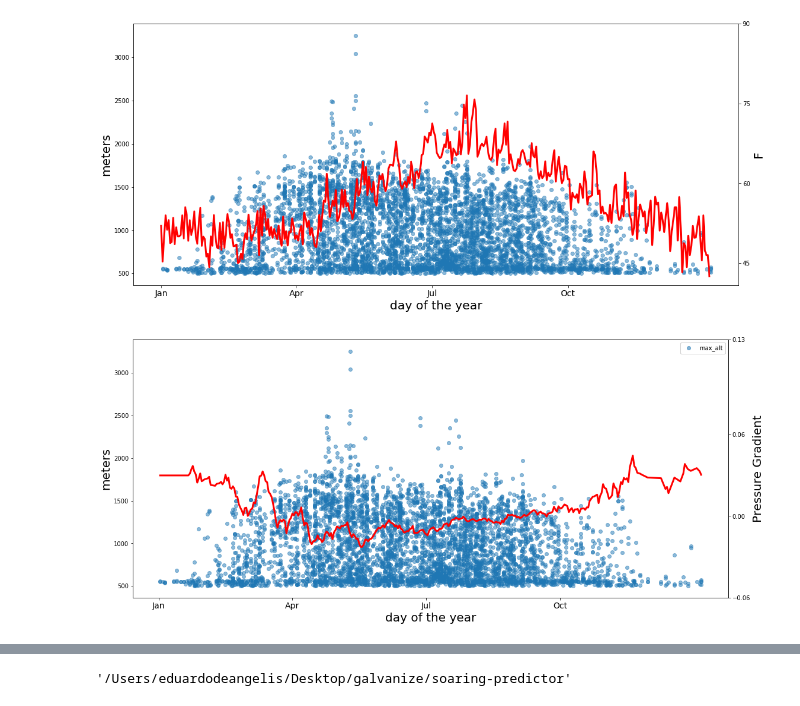
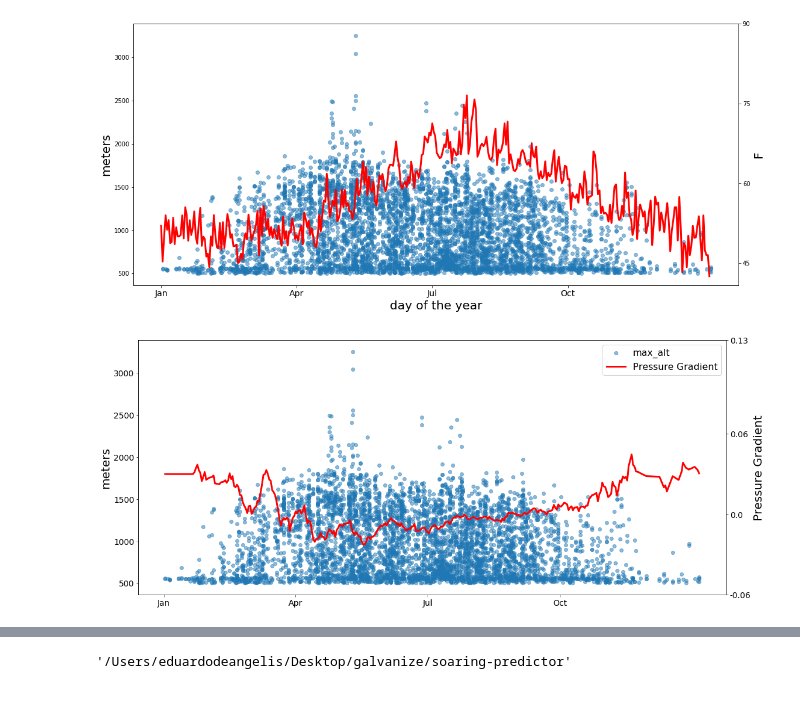
Before and after one commit to eddietheangel/soaring_predictor, a Jupyter notebook: notebooks/Model_fit.ipynb, the cells around one changed output, grey strips where cells are left out. Saved outputs shown, nothing was run; the diff lists cells and outputs as text; code cells hidden in the pictures.

Commit message:
updating website and graphs

```diff
--- a/notebooks/Model_fit.ipynb
+++ b/notebooks/Model_fit.ipynb
@@ -485,28 +499,34 @@ plt.savefig('flight_temp.png')
 # %%
 dates = matplotlib.dates.date2num(data['date'])
 fig,ax = plt.subplots(figsize = (18,8))
 ax.scatter(data['doy_x'], data['max_alt'], alpha = 0.5,)
 
 # ax2.plot(GP.index,GP['psgr_16'],color= 'r')
 ax2 = ax.twinx()
-ax2.plot(GP.index,moving_average(GP['psgr_16'].as_matrix(),n=10),color= 'r',linewidth=3)
+ax2.plot(GP.index,moving_average(GP['psgr_16'].as_matrix(),n=10),color= 'r',linewidth=3, label = 'Pressure Gradient')
 ax.set_ylabel('meters', fontsize=20)
-ax.set_xlabel('day of the year', fontsize=20)
+# ax.set_xlabel('day of the year', fontsize=20)
 ax.set_xticks([0,90,180,270]) # choose which x locations to have ticks
 ax.set_xticklabels(['Jan','Apr',"Jul",'Oct'], fontsize=14)
+ax.set_yticklabels([0,500,1000,1500,2000,2500,3000], fontsize=14)
 ax2.set_yticks([-0.06,0,0.06,0.13]) # choose which x locations to have ticks
+ax2.set_yticklabels([-0.06,0.00,0.06,0.13], fontsize=14)
 # ax.set_xticklabels(['Jan','Apr',"Jul",'Oct'], fontsize=14)
 ax2.set_ylabel('Pressure Gradient', fontsize=20)
 ax2.tick_params('y')
-handles, labels = ax.get_legend_handles_labels()
-ax.legend(handles, labels)
-handles2, labels2 = ax2.get_legend_handles_labels()
-ax2.legend(handles, labels)
-ax2.legend(loc=0)
+# handles, labels = ax.get_legend_handles_labels()
+# ax.legend(handles, labels)
+# handles2, labels2 = ax2.get_legend_handles_labels()
+# ax2.legend(handles2, labels2)
+# ax2.legend(loc=0)
+# ask matplotlib for the plotted objects and their labels
+lines, labels = ax.get_legend_handles_labels()
+lines2, labels2 = ax2.get_legend_handles_labels()
+ax2.legend(lines + lines2, labels + labels2, loc=0,fontsize=16)
 plt.savefig('flight_press.png')
 plt.show()
 # %% [output]
-[figure, old version]
+[figure, new version]
 # %%
 def moving_average(a, n=3) :
     ret = np.cumsum(a, dtype=float)
```
Also changed, not shown: parts of 7 cells of this notebook, 7 other files.
